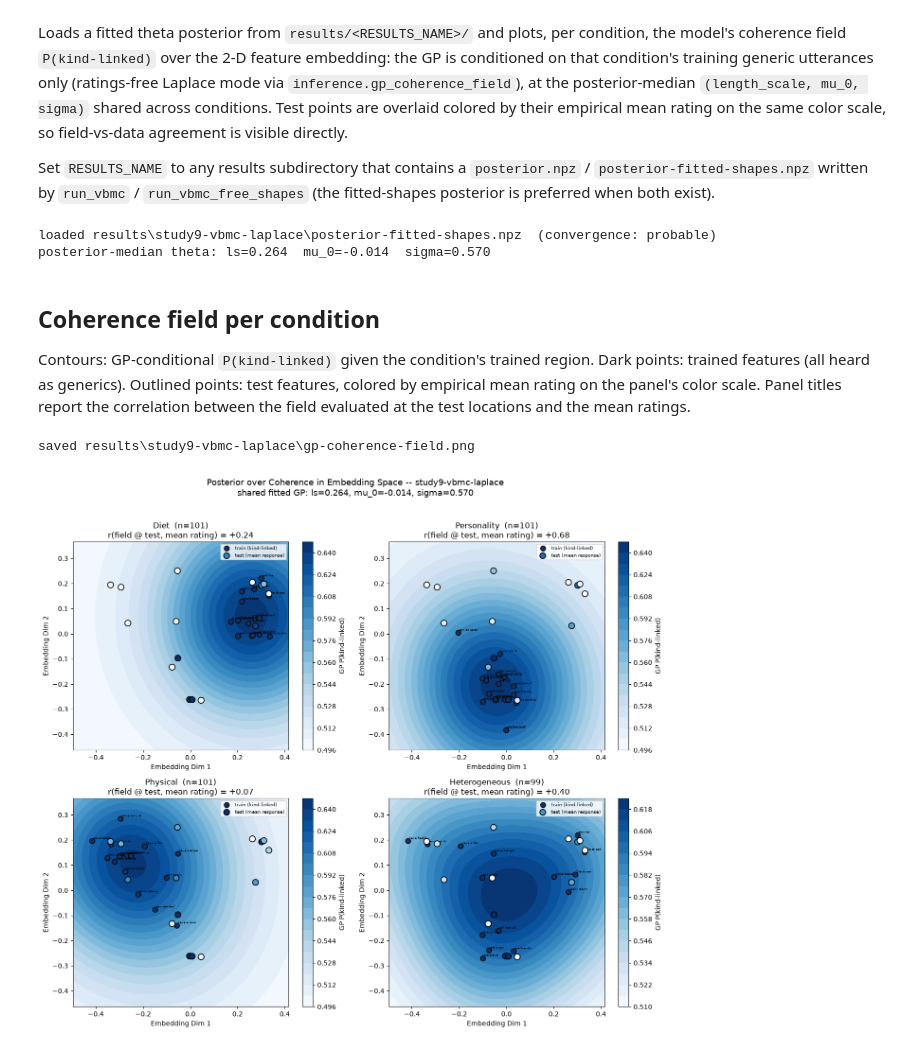
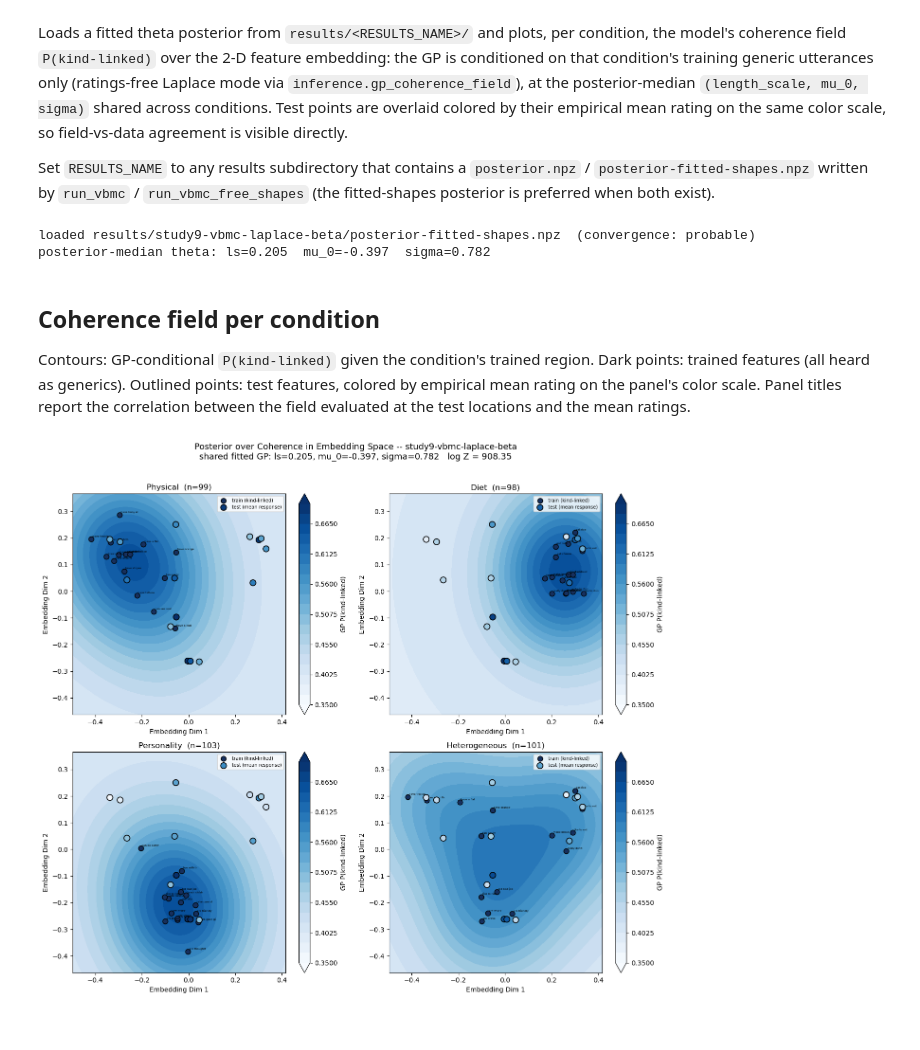
Before and after one commit to mariannazhang/compgenerics, a Jupyter notebook: model/per-feature-prevalence/plot-gp-coherence-field.ipynb, the cells around one changed output. Cells and saved outputs as stored; diff of their text form; code cells hidden in the pictures.

Commit message:
adding scaling changes to colormap

```diff
--- a/model/per-feature-prevalence/plot-gp-coherence-field.ipynb
+++ b/model/per-feature-prevalence/plot-gp-coherence-field.ipynb
@@ -12,8 +12,8 @@ Set `RESULTS_NAME` to any results subdirectory that contains a `posterior.npz` /
 `posterior-fitted-shapes.npz` written by `run_vbmc` / `run_vbmc_free_shapes` (the fitted-shapes
 posterior is preferred when both exist).
 # %%
-RESULTS_NAME = 'study9-vbmc-laplace'   # results subdirectory under ./results
-DATA_CSV     = '../../data/study9.csv'  # ratings used to color the test points
+RESULTS_NAME = 'study9-vbmc-laplace-beta'   # results subdirectory under ./results
+DATA_CSV     = '../../data/study9_prereg.csv'  # ratings used to color the test points
 
 import os
 os.environ["JAX_PLATFORMS"] = "cpu"
@@ -44,8 +44,8 @@ responses_cond, _ = inf.load_responses(DATA_CSV)
 emp_cond = {c: np.array(responses_cond[c]).mean(0) for c in inf.CONDITIONS}
 N_cond   = {c: int(responses_cond[c].shape[0]) for c in inf.CONDITIONS}
 # %% [output]
-loaded results\study9-vbmc-laplace\posterior-fitted-shapes.npz  (convergence: probable)
-posterior-median theta: ls=0.264  mu_0=-0.014  sigma=0.570
+loaded results/study9-vbmc-laplace-beta/posterior-fitted-shapes.npz  (convergence: probable)
+posterior-median theta: ls=0.205  mu_0=-0.397  sigma=0.782
 # %% [markdown]
 ## Coherence field per condition
 
@@ -56,38 +56,43 @@ evaluated at the test locations and the mean ratings.
 # %%
 all_x = np.vstack([np.array(geom['x_test'])] + [np.array(geom['x_train_cond'][c]) for c in inf.CONDITIONS])
 pad = 0.08
 (x_lo, y_lo), (x_hi, y_hi) = all_x.min(0) - pad, all_x.max(0) + pad
 gx, gy = np.meshgrid(np.linspace(x_lo, x_hi, 80), np.linspace(y_lo, y_hi, 80))
 X_grid = np.column_stack([gx.ravel(), gy.ravel()])
 x_test_np = np.array(geom['x_test'])
 
+# fixed 0..1 color scale shared across all panels (and across null / non-null runs),
+# so a uniformly high null field reads as uniformly dark blue rather than auto-rescaled.
+levels = np.linspace(0.35, 0.7, 21)
+norm   = plt.Normalize(vmin=0.35, vmax=.7)
+
 fig, axes = plt.subplots(2, 2, figsize=(13.5, 12))
 for ax, c in zip(axes.ravel(), inf.CONDITIONS):
     field    = inf.gp_coherence_field(geom, c, LS, MU0, SIGMA, X_grid).reshape(gx.shape)
     pz1_test = inf.gp_coherence_field(geom, c, LS, MU0, SIGMA, x_test_np)
-    cs = ax.contourf(gx, gy, field, levels=20, cmap='Blues')
+    cs = ax.contourf(gx, gy, field, levels=levels, cmap='Blues', norm=norm, extend='both')
     cb = fig.colorbar(cs, ax=ax); cb.set_label('GP P(kind-linked)')
 
     x_tr = np.array(geom['x_train_cond'][c])
     ax.scatter(x_tr[:, 0], x_tr[:, 1], s=60, color='#16305e', edgecolor='k',
                zorder=3, label='train (kind-linked)')
     for (xx, yy), nm in zip(x_tr, geom['train_names_cond'][c]):
         ax.annotate(nm[:12], (xx, yy), fontsize=4, xytext=(2, 3), textcoords='offset points')
-    ax.scatter(x_test_np[:, 0], x_test_np[:, 1], s=80, c=emp_cond[c], cmap='Blues', norm=cs.norm,
+    ax.scatter(x_test_np[:, 0], x_test_np[:, 1], s=80, c=emp_cond[c], cmap='Blues', norm=norm,
                edgecolor='k', linewidth=1.2, zorder=3, label='test (mean response)')
 
     r = np.corrcoef(pz1_test, emp_cond[c])[0, 1]
-    ax.set_title(f"{c.capitalize()}  (n={N_cond[c]})\nr(field @ test, mean rating) = {r:+.2f}")
+    ax.set_title(f"{c.capitalize()}  (n={N_cond[c]})") # \nr(field @ test, mean rating) = {r:+.2f}
     ax.set_xlabel('Embedding Dim 1'); ax.set_ylabel('Embedding Dim 2')
     ax.legend(fontsize=7, loc='upper right')
 
 fig.suptitle(f"Posterior over Coherence in Embedding Space -- {RESULTS_NAME}\n"
-             f"shared fitted GP: ls={LS:.3f}, mu_0={MU0:+.3f}, sigma={SIGMA:.3f}", fontsize=13)
+             f"shared fitted GP: ls={LS:.3f}, mu_0={MU0:+.3f}, sigma={SIGMA:.3f}"
+             f"   log Z = {meta['elbo']:.2f}", fontsize=13)
 plt.tight_layout(rect=[0, 0, 1, 0.965])
-out_png = os.path.join(RESULTS_DIR, 'gp-coherence-field.png')
-fig.savefig(out_png, dpi=150, bbox_inches='tight')
-print('saved', out_png)
+# out_png = os.path.join(RESULTS_DIR, 'gp-coherence-field.png')
+# fig.savefig(out_png, dpi=150, bbox_inches='tight')
+# print('saved', out_png)
 plt.show()
 # %% [output]
-saved results\study9-vbmc-laplace\gp-coherence-field.png
-[figure, old version]
+[figure, new version]
```
